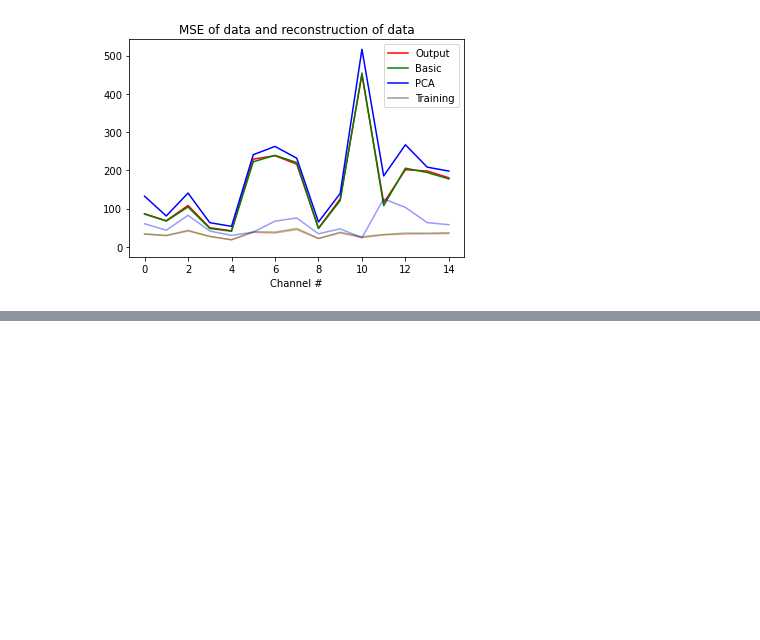
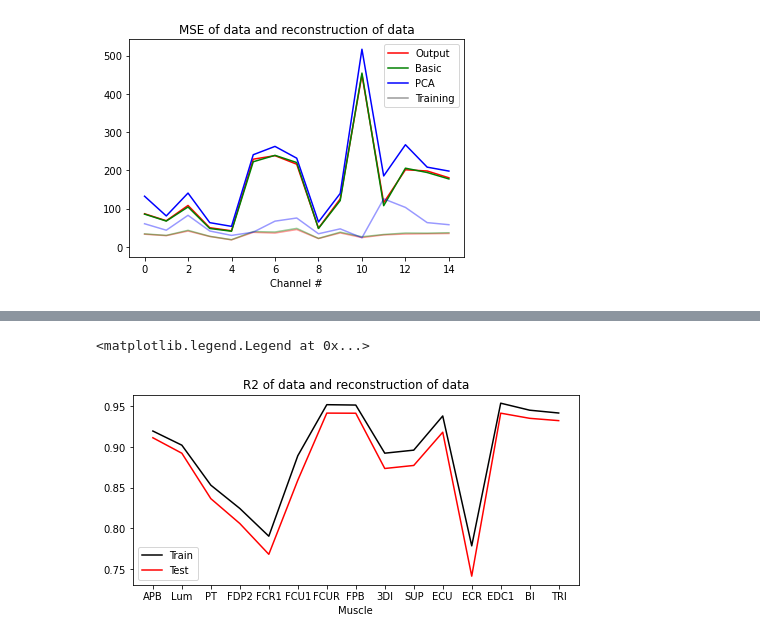
Before and after one commit to SamMinkowicz/timeseries-clustering-vae, a Jupyter notebook: Compare.ipynb, the cells around one changed output, grey strips where cells are left out. Saved outputs shown, nothing was run; the diff lists cells and outputs as text; code cells hidden in the pictures; blank space fills up the shorter version.

```diff
--- a/Compare.ipynb
+++ b/Compare.ipynb
@@ -161,0 +277,27 @@ Average mse: output 157.3456, basic 155.8862, pca 185.8206
+# %%
+R2_e6_train = [0.92000762, 0.90384402, 0.85406284, 0.82644384, 0.79362265,0.88778507, 0.95382994, 0.9527836 , 0.8924313 , 0.8964078 , 0.93989029, 0.78406726, 0.95559362, 0.94743861, 0.94371494]
+R2_e6_test = [0.91248289, 0.89453324, 0.84766088, 0.8039923 , 0.78295517,0.84452607, 0.94642272, 0.94248427, 0.87949155, 0.88346464,0.92659583, 0.77002397, 0.94585106, 0.94189422, 0.93648483]
+R2_e57_train = [0.91686421, 0.89775832, 0.85035574, 0.82016865, 0.77897594,0.88780266, 0.94866197, 0.94943267, 0.88860028, 0.8912141 ,0.9350639 , 0.76730576, 0.9502563 , 0.94025822, 0.93771449]
+R2_e57_test = [0.91531422, 0.89256452, 0.83822552, 0.81046973, 0.77054165,0.86395909, 0.94197676, 0.94215975, 0.87949202, 0.88302113,0.91751699, 0.75608331, 0.94212322, 0.93706665, 0.93253611]
+R2_e2_train = [0.92223363, 0.90533334, 0.85510295, 0.82704096, 0.79882257, 0.8924576 , 0.95376776, 0.95265643, 0.89643707, 0.90102843, 0.93969937, 0.78446648, 0.95591533, 0.94823592, 0.94412447]
+R2_e2_test = [0.90649766, 0.89014743, 0.82394191, 0.80364442, 0.75118305,0.8693091 , 0.93681039, 0.94011127, 0.86202633, 0.86573459,0.91066078, 0.69802858, 0.93700574, 0.92700393, 0.92843436]
+# %%
+R2_train = np.array(R2_e57_train) + np.array(R2_e2_train) + np.array(R2_e6_train)
+R2_train = R2_train/3
+R2_test = np.array(R2_e57_test) + np.array(R2_e2_test) + np.array(R2_e6_test)
+R2_test = R2_test/3
+
+fig, ax = plt.subplots(figsize = (8, 3.5))
+
+ax.plot(R2_train, color = 'k', label = 'Train')
+ax.plot(R2_test, color = 'r', label = 'Test')
+ax.set_xlabel('Muscle')
+ax.set_title('R2 of data and reconstruction of data')
+ax.set_xticks(np.arange(15))
+ax.set_xticklabels(['APB', 'Lum', 'PT', 'FDP2', 'FCR1', 'FCU1', 'FCUR', 'FPB', '3DI', 'SUP', 'ECU', 'ECR', 'EDC1', 'BI', 'TRI'])
+ax.legend()
+
+# print(f'Average corr: train {np.mean(corr_300):.4f}, test {np.mean(corr_300_test):.4f}')
+# %% [output]
+<matplotlib.legend.Legend at 0x...>
+[figure, added]
```
Also changed, not shown: parts of 11 cells of this notebook, 18 other files.
